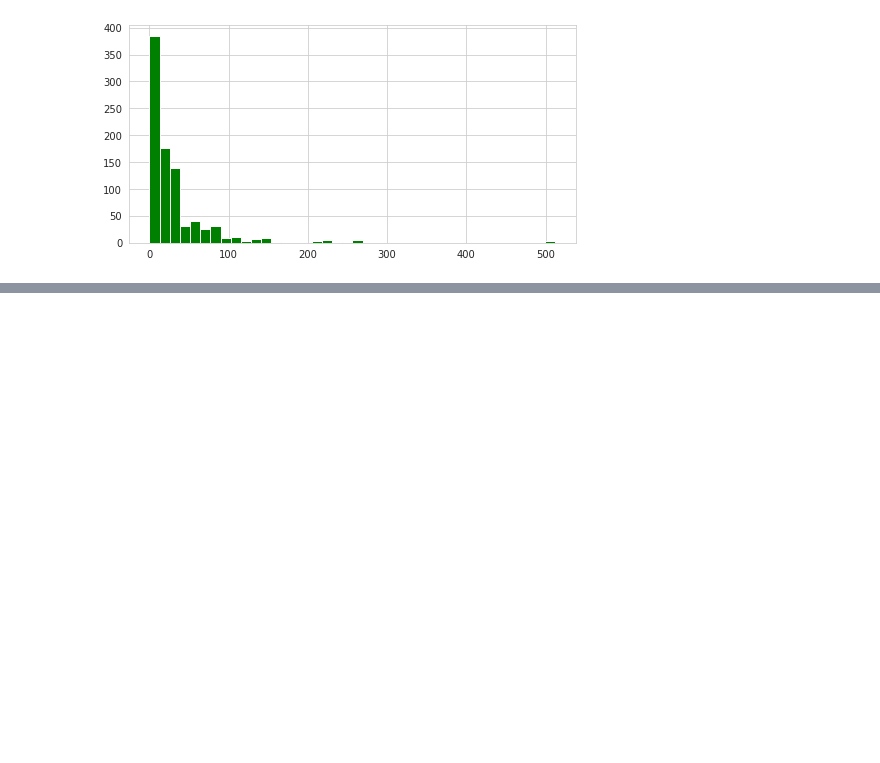
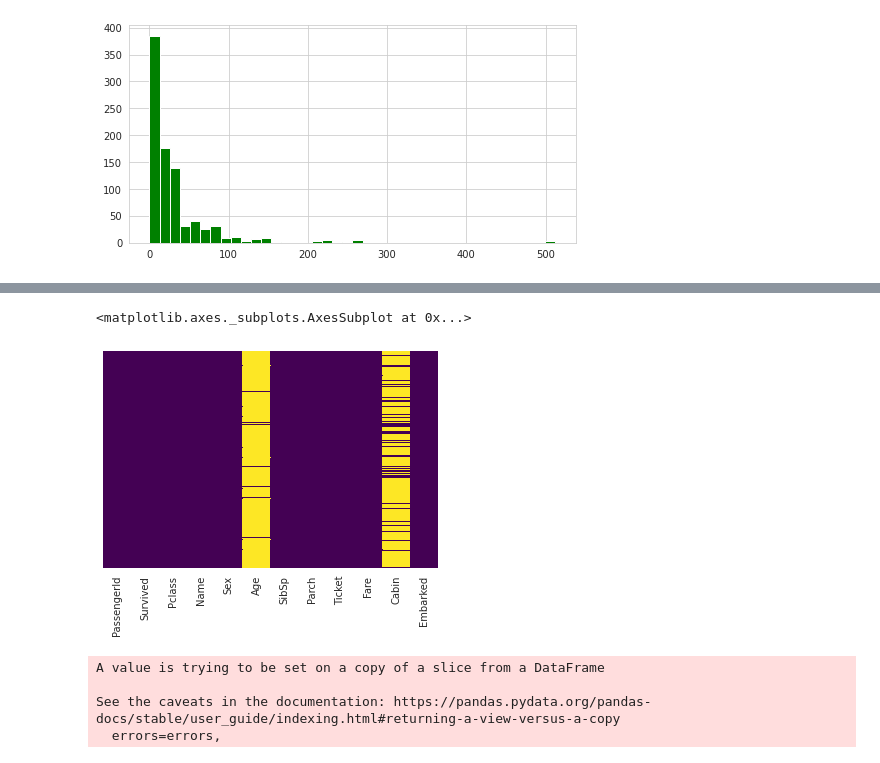
Before and after one commit to vsbca/Data-Science, a Jupyter notebook: titanic/notebooks/Titanic_dataset_Initial_EDA.ipynb, the cells around one changed output, grey strips where cells are left out. Cells and saved outputs as stored; diff of their text form; code cells hidden in the pictures; blank space fills up the shorter version.

```diff
--- a/titanic/notebooks/Titanic_dataset_Initial_EDA.ipynb
+++ b/titanic/notebooks/Titanic_dataset_Initial_EDA.ipynb
@@ -88,0 +94,22 @@ df['Fare'].hist(color='green',bins=40,figsize=(8,4))
+# %%
+#new function to compute age
+def infer_age(cols):
+  age = cols[0]
+  pclass = cols[1]
+  if pd.isnull(age):
+    #command
+    if pclass == 1:
+      return 37
+
+    elif pclass == 2:
+      return 29
+
+    else:
+      return age
+# %%
+df['Age'] = df[['Age', 'Pclass']].apply(infer_age, axis=1)
+# %%
+sns.heatmap(df.isnull(),yticklabels=False,cbar=False,cmap='viridis')
+# %% [output]
+<matplotlib.axes._subplots.AxesSubplot at 0x...>
+[figure, added]
@@ -88,0 +120,7 @@ df['Fare'].hist(color='green',bins=40,figsize=(8,4))
+# %%
+df.drop(['Sex','Embarked','Name','Ticket'],axis=1,inplace=True)
+# %% [output]
+A value is trying to be set on a copy of a slice from a DataFrame
+
+See the caveats in the documentation: https://pandas.pydata.org/pandas-docs/stable/user_guide/indexing.html#returning-a-view-versus-a-copy
+  errors=errors,
```
Also changed, not shown: parts of 15 cells of this notebook.
